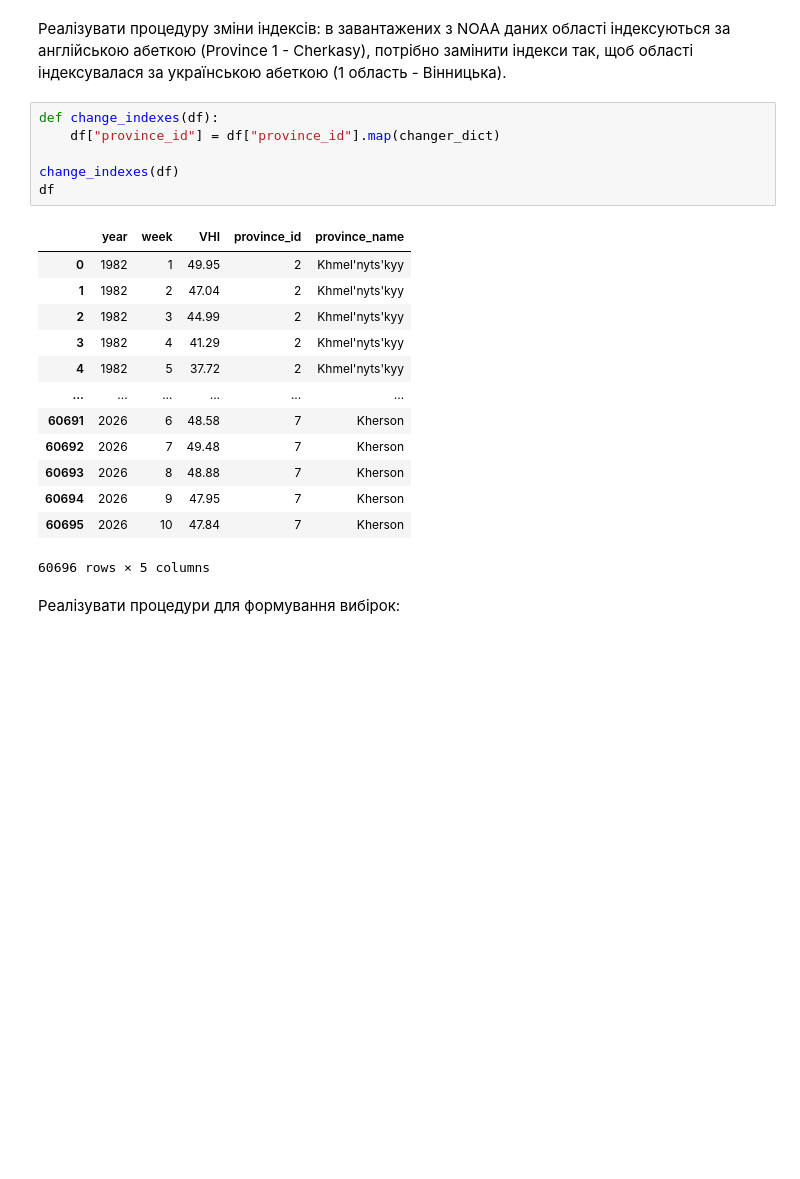
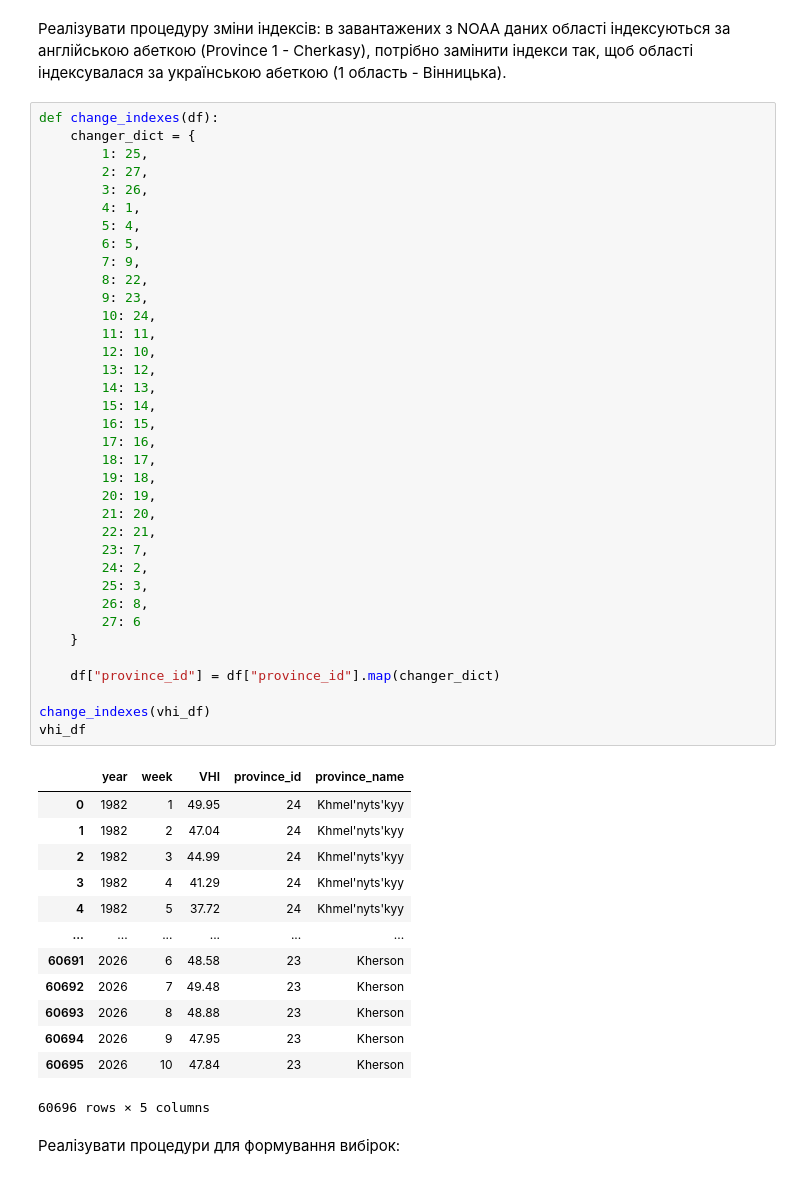
Before and after one commit to SuslovMaks/data-prep-and-analysis, a Jupyter notebook: lab2/vhi_notebook.ipynb, the cells around one changed output. Drawn from its saved outputs; the diff is of its cells as text; blank space fills up the shorter version.

```diff
--- a/lab2/vhi_notebook.ipynb
+++ b/lab2/vhi_notebook.ipynb
@@ -156,23 +127,53 @@ df
 Реалізувати процедуру зміни індексів: в завантажених з NOAA даних області індексуються за англійською абеткою (Province 1 - Cherkasy), потрібно замінити індекси так, щоб області індексувалася за українською абеткою (1 область - Вінницька).
 # %%
 def change_indexes(df):
+    changer_dict = {
+        1: 25,
+        2: 27,
+        3: 26,
+        4: 1,
+        5: 4,
+        6: 5,
+        7: 9,
+        8: 22,
+        9: 23,
+        10: 24,
+        11: 11,
+        12: 10,
+        13: 12,
+        14: 13,
+        15: 14,
+        16: 15,
+        17: 16,
+        18: 17,
+        19: 18,
+        20: 19,
+        21: 20,
+        22: 21,
+        23: 7,
+        24: 2,
+        25: 3,
+        26: 8,
+        27: 6
+    }
+
     df["province_id"] = df["province_id"].map(changer_dict)
 
-change_indexes(df)
-df
+change_indexes(vhi_df)
+vhi_df
 # %% [output]
 |  | year | week | VHI | province_id | province_name |
-| 0 | 1982 | 1 | 49.95 | 2 | Khmel'nyts'kyy |
-| 1 | 1982 | 2 | 47.04 | 2 | Khmel'nyts'kyy |
-| 2 | 1982 | 3 | 44.99 | 2 | Khmel'nyts'kyy |
-| 3 | 1982 | 4 | 41.29 | 2 | Khmel'nyts'kyy |
-| 4 | 1982 | 5 | 37.72 | 2 | Khmel'nyts'kyy |
+| 0 | 1982 | 1 | 49.95 | 24 | Khmel'nyts'kyy |
+| 1 | 1982 | 2 | 47.04 | 24 | Khmel'nyts'kyy |
+| 2 | 1982 | 3 | 44.99 | 24 | Khmel'nyts'kyy |
+| 3 | 1982 | 4 | 41.29 | 24 | Khmel'nyts'kyy |
+| 4 | 1982 | 5 | 37.72 | 24 | Khmel'nyts'kyy |
 | ... | ... | ... | ... | ... | ... |
-| 60691 | 2026 | 6 | 48.58 | 7 | Kherson |
-| 60692 | 2026 | 7 | 49.48 | 7 | Kherson |
-| 60693 | 2026 | 8 | 48.88 | 7 | Kherson |
-| 60694 | 2026 | 9 | 47.95 | 7 | Kherson |
-| 60695 | 2026 | 10 | 47.84 | 7 | Kherson |
+| 60691 | 2026 | 6 | 48.58 | 23 | Kherson |
+| 60692 | 2026 | 7 | 49.48 | 23 | Kherson |
+| 60693 | 2026 | 8 | 48.88 | 23 | Kherson |
+| 60694 | 2026 | 9 | 47.95 | 23 | Kherson |
+| 60695 | 2026 | 10 | 47.84 | 23 | Kherson |
 60696 rows × 5 columns
 # %% [markdown]
 Реалізувати процедури для формування вибірок:
```
Also changed, not shown: parts of 7 cells of this notebook, 2 other files.
